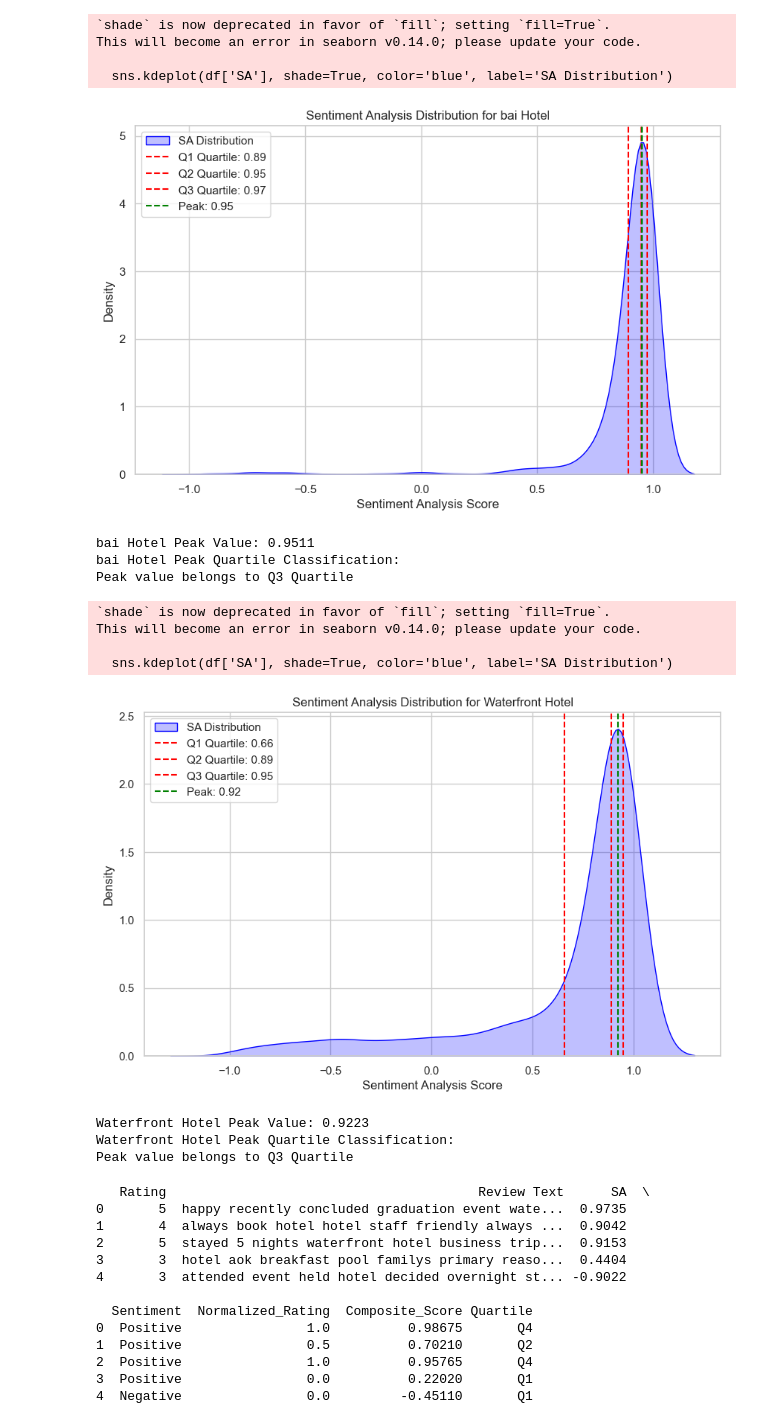
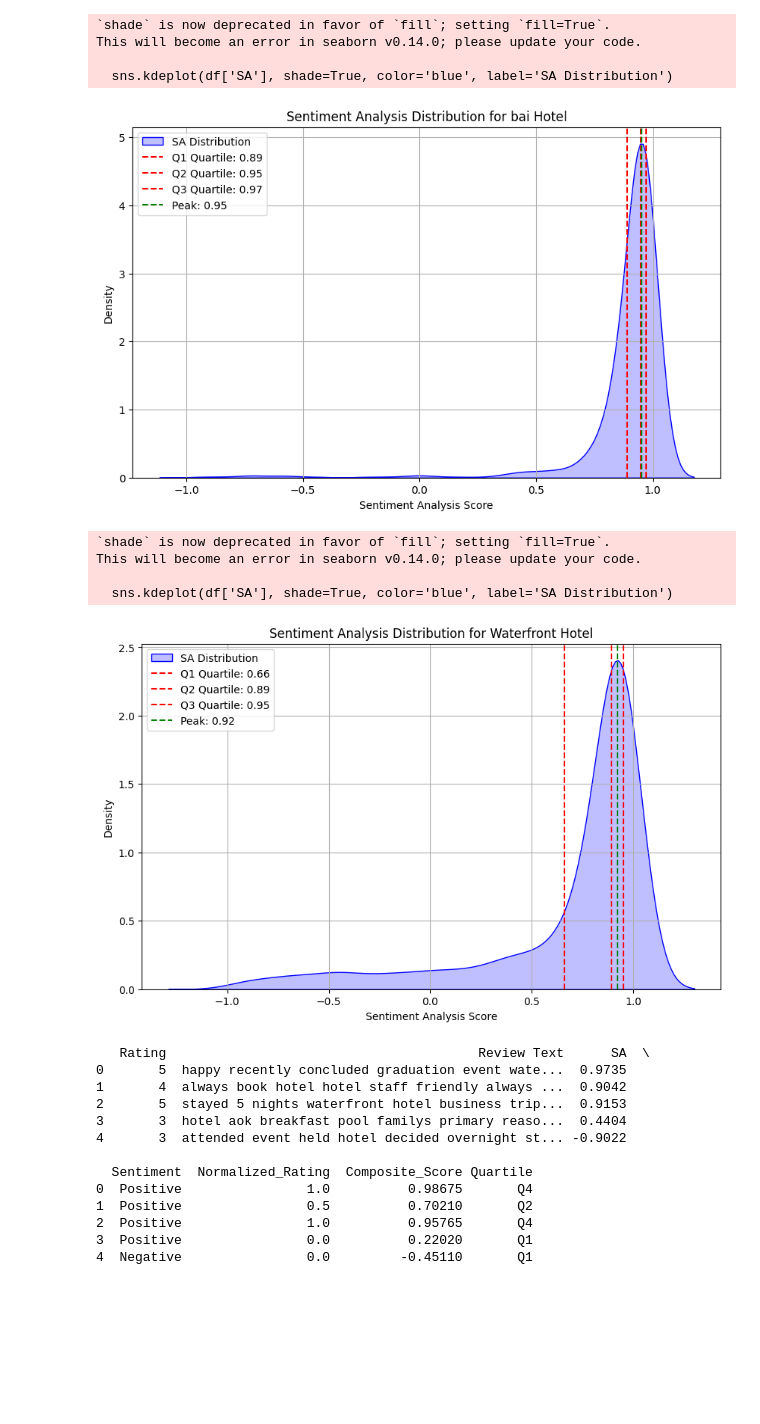
Before and after one commit to sanashii/pointview, a Jupyter notebook: sentiment analysis/statisticalModel.ipynb, the cells around one changed output. Cells and saved outputs as stored; diff of their text form; code cells hidden in the pictures; blank space fills up the shorter version.

Commit message:
placed stat model results in a separate folder

```diff
--- a/sentiment analysis/statisticalModel.ipynb
+++ b/sentiment analysis/statisticalModel.ipynb
@@ -1,5 +1,6 @@
 # %%
 # --- REVISED VERSION ---
+import os
 import pandas as pd
 import seaborn as sns
 import matplotlib.pyplot as plt
@@ -13,58 +14,58 @@ def plot_sa_distribution(df, hotel_name):
     plt.figure(figsize=(10, 6))
     sns.kdeplot(df['SA'], shade=True, color='blue', label='SA Distribution')
     plt.title(f'Sentiment Analysis Distribution for {hotel_name}')
     plt.xlabel('Sentiment Analysis Score')
     plt.ylabel('Density')
 
     # Calculate quartiles
     quartiles = df['SA'].quantile([0.25, 0.5, 0.75])
     for i, quartile in enumerate(quartiles):
         plt.axvline(x=quartile, linestyle='--', color='red', label=f'Q{i + 1} Quartile: {round(quartile, 2)}')
 
     # Calculate KDE and find peak
     kde = gaussian_kde(df['SA'])
     density_values = kde(df['SA'])
     peak_value = df['SA'][density_values.argmax()]
     plt.axvline(x=peak_value, linestyle='--', color='green', label=f'Peak: {round(peak_value, 2)}')
 
     plt.legend()
     plt.grid(True)
     plt.show()
 
     return peak_value, quartiles
 
-# Plot KDE and quartiles for bai Hotel
+def save_results(hotel_name, peak_value, quartiles):
+    output_folder = "statistical model results"
+    if not os.path.exists(output_folder):
+        os.makedirs(output_folder)
+
+    # Create a file path for saving the results
+    output_filename = os.path.join(output_folder, f"{hotel_name}_results.txt")
+
+    # Open the file in write mode and save the results
+    with open(output_filename, "w") as file:
+        file.write(f"{hotel_name} Peak Value: {peak_value}\n")
+        file.write(f"{hotel_name} Peak Quartile Classification:\n")
+        for i, quartile in enumerate(quartiles):
+            if peak_value <= quartile:
+                file.write(f"Peak value belongs to Q{i + 1} Quartile\n")
+
+# Plot KDE and quartiles for bai Hotel & Waterfront
 bai_peak_value, bai_quartiles = plot_sa_distribution(bai_reviews, 'bai Hotel')
-# Print peak value and quartile classification
-print("bai Hotel Peak Value:", bai_peak_value)
-print("bai Hotel Peak Quartile Classification:")
-for i, quartile in enumerate(bai_quartiles):
-    if bai_peak_value <= quartile:
-        print(f"Peak value belongs to Q{i + 1} Quartile")
+waterfront_peak_value, waterfront_quartiles = plot_sa_distribution(waterfront_reviews, 'Waterfront Hotel')
 
-# Plot KDE and quartiles for Waterfront Hotel
-waterfront_peak_value, waterfront_quartiles = plot_sa_distribution(waterfront_reviews, 'Waterfront Hotel')
-# Print peak value and quartile classification
-print("Waterfront Hotel Peak Value:", waterfront_peak_value)
-print("Waterfront Hotel Peak Quartile Classification:")
-for i, quartile in enumerate(waterfront_quartiles):
-    if waterfront_peak_value <= quartile:
-        print(f"Peak value belongs to Q{i + 1} Quartile")
+# Save the results
+save_results("bai Hotel", bai_peak_value, bai_quartiles)
+save_results("Waterfront Hotel", waterfront_peak_value, waterfront_quartiles)
 # %% [output]
 `shade` is now deprecated in favor of `fill`; setting `fill=True`.
 This will become an error in seaborn v0.14.0; please update your code.
 
   sns.kdeplot(df['SA'], shade=True, color='blue', label='SA Distribution')
-[figure, old version]
+[figure, new version]
-bai Hotel Peak Value: 0.9511
-bai Hotel Peak Quartile Classification:
-Peak value belongs to Q3 Quartile
+`shade` is now deprecated in favor of `fill`; setting `fill=True`.
+This will become an error in seaborn v0.14.0; please update your code.
+
+  sns.kdeplot(df['SA'], shade=True, color='blue', label='SA Distribution')
-`shade` is now deprecated in favor of `fill`; setting `fill=True`.
-This will become an error in seaborn v0.14.0; please update your code.
-
-  sns.kdeplot(df['SA'], shade=True, color='blue', label='SA Distribution')
-[figure, old version]
+[figure, new version]
-Waterfront Hotel Peak Value: 0.9223
-Waterfront Hotel Peak Quartile Classification:
-Peak value belongs to Q3 Quartile
 # %%
```
Also changed, not shown: parts of 1 cell of this notebook, 4 other files.
